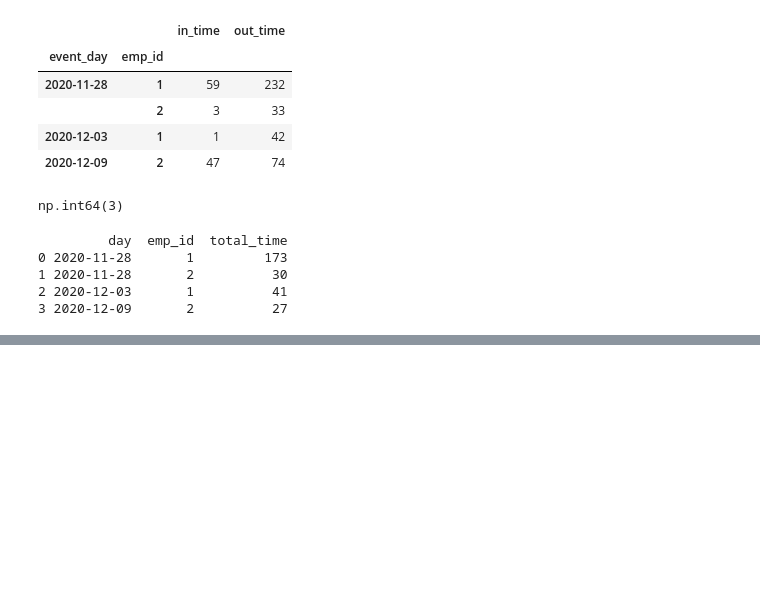
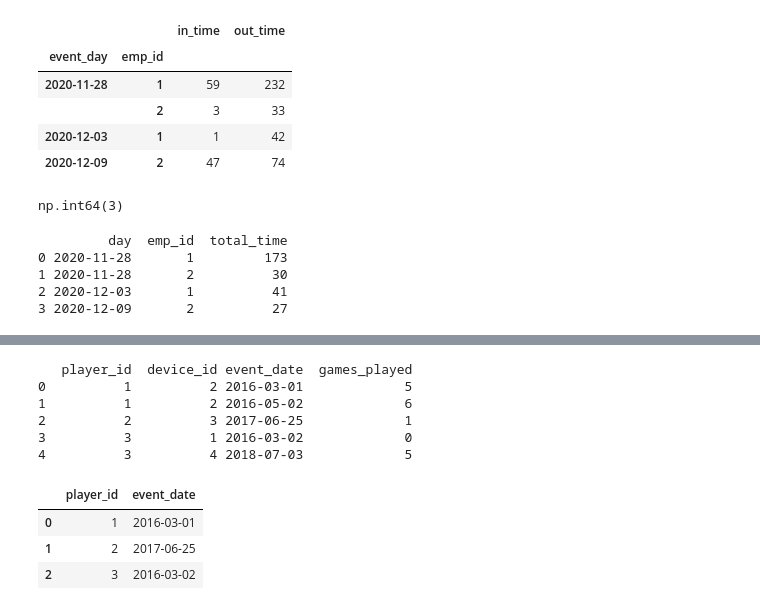
Before and after one commit to ake369/python_tutorial, a Jupyter notebook: notebooks/python_challenges.ipynb, the cells around one changed output, grey strips where cells are left out. Cells and saved outputs as stored; diff of their text form; code cells hidden in the pictures; blank space fills up the shorter version.

```diff
--- a/notebooks/python_challenges.ipynb
+++ b/notebooks/python_challenges.ipynb
@@ -856,0 +902,28 @@ print(result)
+# %%
+data = {
+    "player_id": [1, 1, 2, 3, 3],
+    "device_id": [2, 2, 3, 1, 4],
+    "event_date": pd.to_datetime(["2016-03-01", "2016-05-02", "2017-06-25", "2016-03-02", "2018-07-03"]),
+    "games_played": [5, 6, 1, 0, 5]
+}
+
+Players = pd.DataFrame(data)
+
+# Display the DataFrame
+print(Players)
+# %% [output]
+   player_id  device_id event_date  games_played
+0          1          2 2016-03-01             5
+1          1          2 2016-05-02             6
+2          2          3 2017-06-25             1
+3          3          1 2016-03-02             0
+4          3          4 2018-07-03             5
+# %%
+df = Players.groupby('player_id'
+                     ,as_index=False)['event_date'].min()
+df
+# %% [output]
+|  | player_id | event_date |
+| 0 | 1 | 2016-03-01 |
+| 1 | 2 | 2017-06-25 |
+| 2 | 3 | 2016-03-02 |
```
Also changed, not shown: parts of 1 cell of this notebook.
